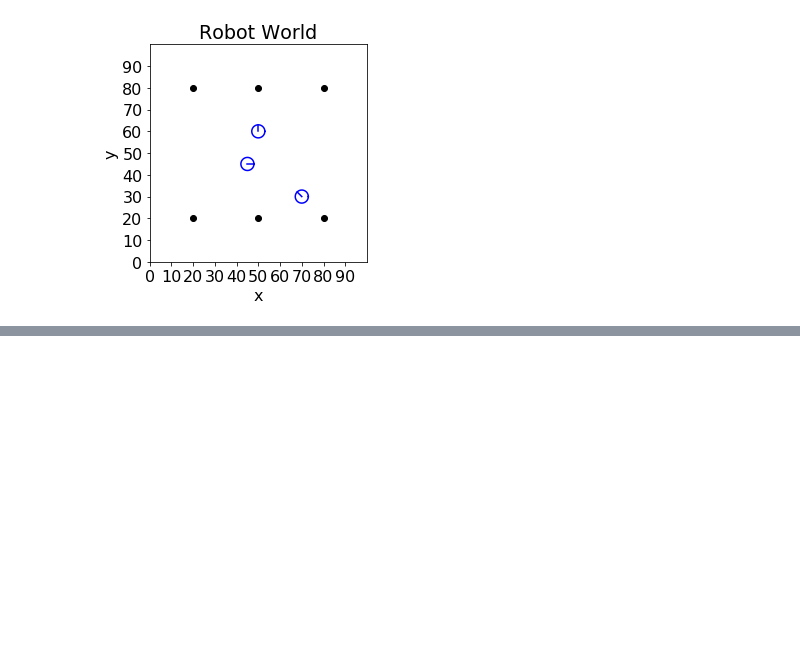
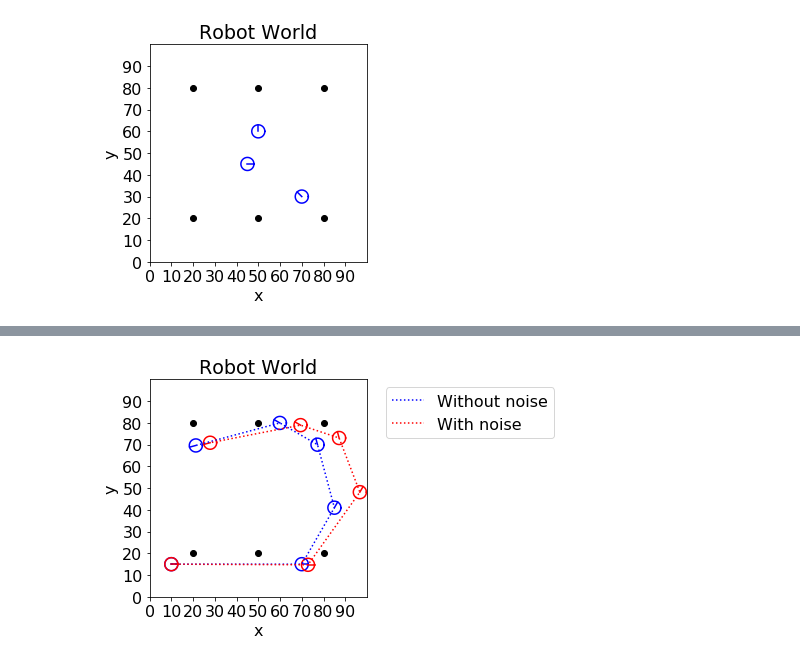
Before and after one commit to evyatarluv/Intelligent-Robotic-Systems, a Jupyter notebook: MCL/Report.ipynb, the cells around one changed output, grey strips where cells are left out. Drawn from its saved outputs; the diff is of its cells as text; code cells hidden in the pictures; blank space fills up the shorter version.

```diff
--- a/MCL/Report.ipynb
+++ b/MCL/Report.ipynb
@@ -105,0 +115,24 @@ plt.show()
+# %%
+# Init both robots
+robot_1 = Robot(init_pose=(10, 15, 0))
+robot_2 = Robot(init_pose=(10, 15, 0), noise_std={'forward': 6, 'turn': 0.1, 'range': 5, 'bearing': 0.3})
+
+# Init plot
+world.plot()
+robot_1.plot()
+robot_2.plot(mycolor='r')
+
+# Move both robots and plot the moves
+for u_1, u_2 in moves:
+    robot_1.move(u_1, u_2)
+    robot_2.move(u_1, u_2)
+    robot_1.plot()
+    robot_2.plot(mycolor='r')
+
+# Add the robot path
+plt.plot(*(zip(*robot_1.path)), 'b:', label='Without noise')
+plt.plot(*(zip(*robot_2.path)), 'r:', label='With noise')
+plt.legend(bbox_to_anchor=(1.05, 1), loc='upper left')
+plt.show()
+# %% [output]
+[figure, added]
```
Also changed, not shown: parts of 3 cells of this notebook, 2 other files.
